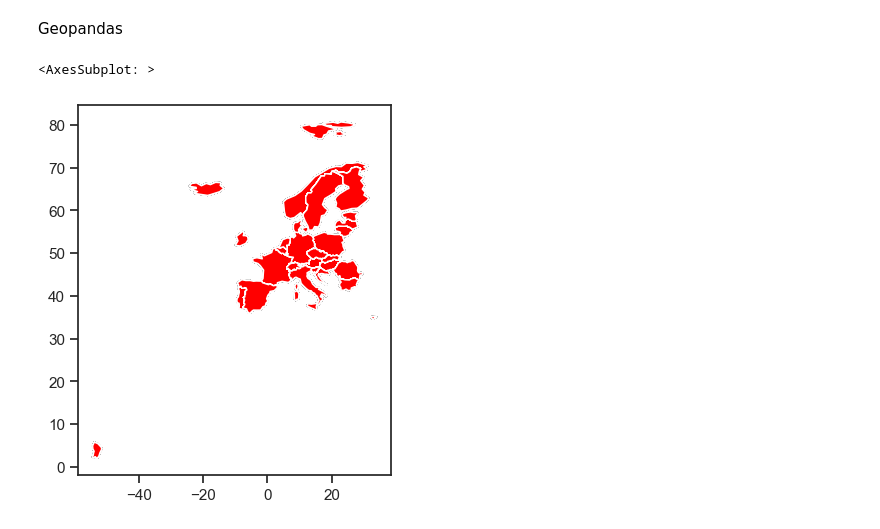
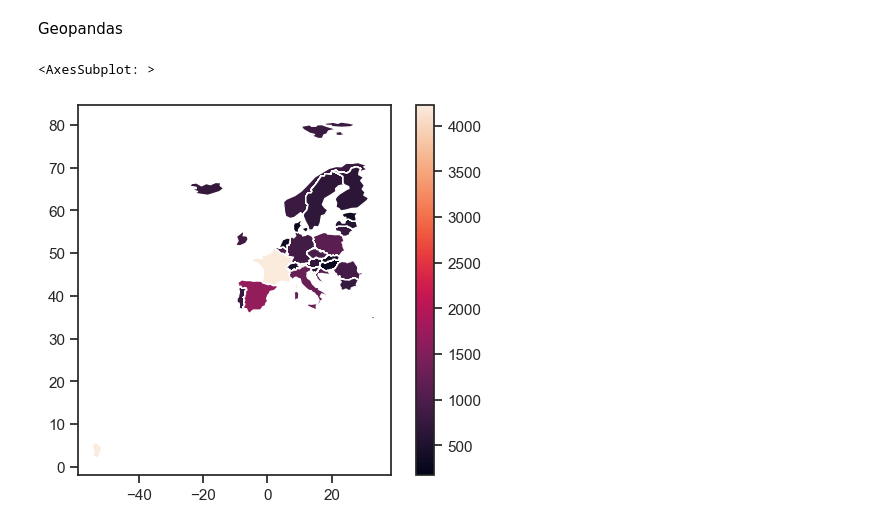
Before and after one commit to himayla/FDS_assign1, a Jupyter notebook: visualisation.ipynb, the cells around one changed output. Drawn from its saved outputs; the diff is of its cells as text; code cells hidden in the pictures.

```diff
--- a/visualisation.ipynb
+++ b/visualisation.ipynb
@@ -191,11 +194,11 @@ Geopandas
 import geopandas
 
 world = geopandas.read_file(geopandas.datasets.get_path("naturalearth_lowres"))
-world = world.merge(df_speech, how='inner', on='name')
-
-
-ax = world.plot(color='white', edgecolor='black')
-world.plot(ax=ax, color='red')
+europe = world.merge(df_speech, how='inner', left_on='name', right_on='Country or Area')
-# %% [output]
-<AxesSubplot: >
-[figure, removed]
+# %%
+# ax = world.plot(, color='white', edgecolor='black')
+fig, ax = plt.subplots(1)
+europe.plot(column='Count', ax=ax, legend=True)
+# %% [output]
+<AxesSubplot: >
+[figure, added]
```
Also changed, not shown: parts of 16 cells of this notebook, 1 other file.
